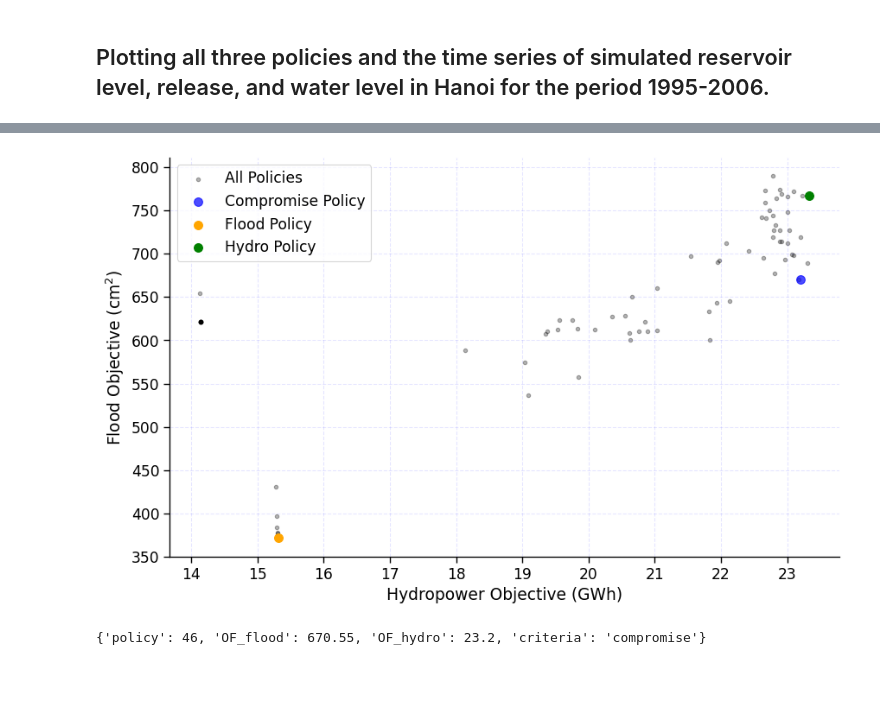
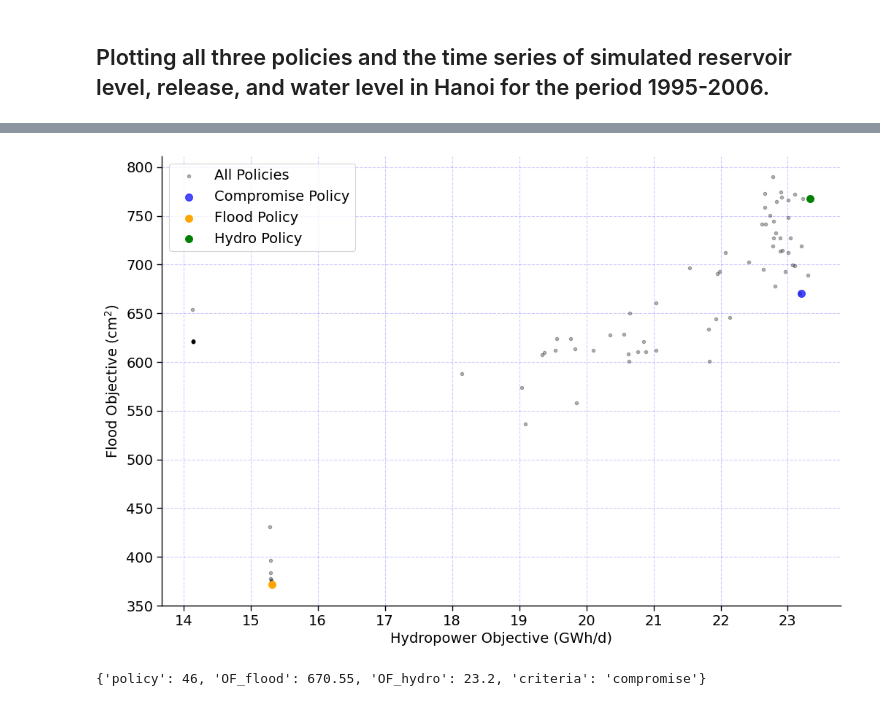
Before and after one commit to CooperBigFoot/optimal-wat-allocation, a Jupyter notebook: code/eda.ipynb, the cells around one changed output, grey strips where cells are left out. Cells and saved outputs as stored; diff of their text form; code cells hidden in the pictures; blank space fills up the shorter version.

```diff
--- a/code/eda.ipynb
+++ b/code/eda.ipynb
@@ -23,8 +23,15 @@ from dotenv import load_dotenv
 
 import warnings
 warnings.filterwarnings("ignore")
-# %%
-sns.set_context(font_scale=1.4)
+# %%
+# Set consistent font sizes for all plots
+sns.set_context("paper", font_scale=1.4)
+plt.rc("font", size=11)  # Default font size
+plt.rc("axes", titlesize=11)  # Title font size
+plt.rc("axes", labelsize=11)  # Axes labels font size
+plt.rc("xtick", labelsize=11)  # X-tick labels font size
+plt.rc("ytick", labelsize=11)  # Y-tick labels font size
+plt.rc("legend", fontsize=11)  # Legend font size
 # %% [markdown]
 # Current performance quantification
 ## Setting up the model
@@ -222,27 +229,27 @@ plot_policy_ts(
 # %%
 df = pd.read_csv('/Users/cooper/Desktop/optimal-wat-allocation/84_policies/policy_summary.csv')
 
 df = df.iloc[:,-2:].reset_index(drop=True)
 
 output_destination = "/Users/cooper/Desktop/optimal-wat-allocation/images/compromise_flood_hydro_policies_scatter.png"
 
-plt.figure(figsize=(10, 6))
+plt.figure(figsize=(12, 8))
 plt.scatter(df['Hydropower Objective'], df['Flood Objective'], c='black', s=10, alpha=0.3, label='All Policies')
 plt.scatter(compromise['OF_hydro'], compromise['OF_flood'], c='#0000FF', s=50, label='Compromise Policy', alpha=0.7)
 plt.scatter(flood['OF_hydro'], flood['OF_flood'], c='orange', s=50, label='Flood Policy')
 plt.scatter(hydro['OF_hydro'], hydro['OF_flood'], c='green', s=50, label='Hydro Policy')
-plt.xlabel('Hydropower Objective (GWh)')
+plt.xlabel('Hydropower Objective (GWh/d)')
 plt.ylabel('Flood Objective (cm$^2$)')
 sns.despine()
 plt.legend()
-plt.grid(alpha=0.1, linestyle="--", color="#0000FF")
+plt.grid(alpha=0.2, linestyle="--", color="#0000FF")
 
 plt.xticks(range(14, 24, 1))
 plt.yticks(range(350, 850, 50))
 plt.savefig(output_destination, bbox_inches='tight', dpi=300)
 plt.show()
 # %% [output]
-[figure, old version]
+[figure, new version]
 # %%
 compromise
 # %% [output]
```
Also changed, not shown: parts of 5 cells of this notebook, 1 other file.
